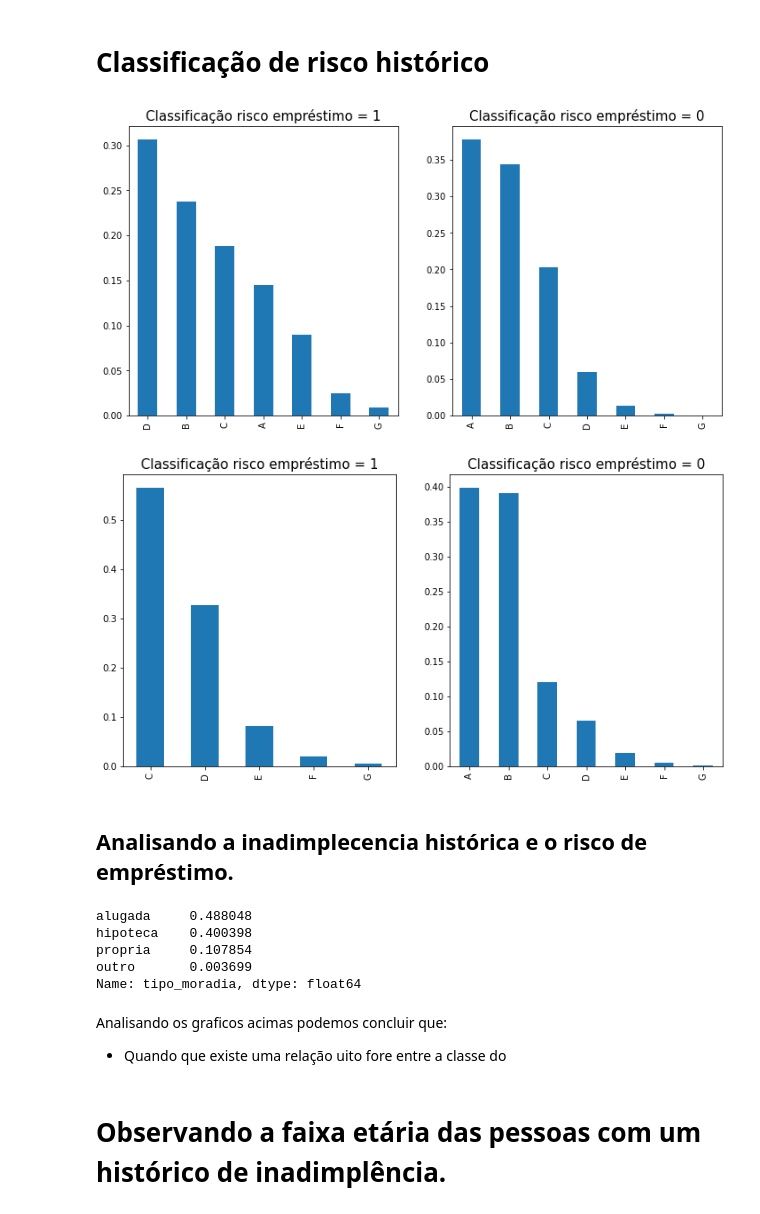
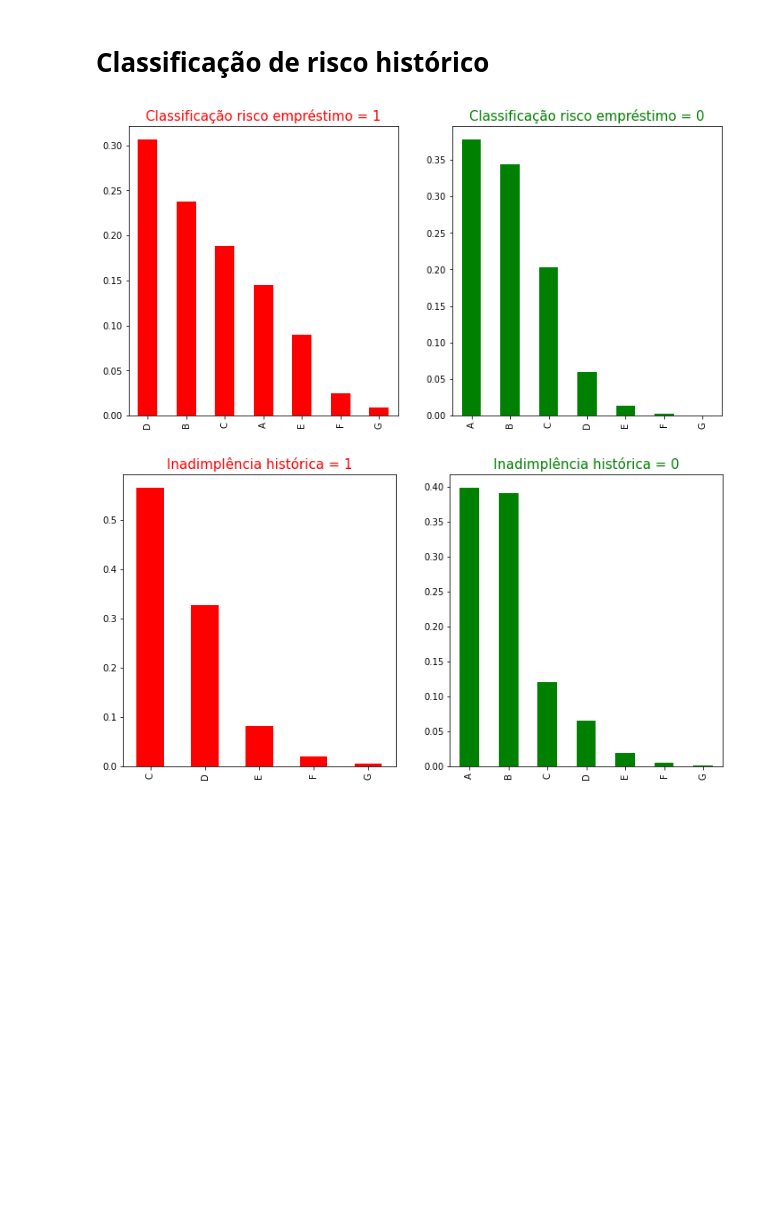
Before and after one commit to robertferro/analisando_risco_credito, a Jupyter notebook: risco_de_credito_analise_de_dados.ipynb, the cells around one changed output. Cells and saved outputs as stored; diff of their text form; code cells hidden in the pictures; blank space fills up the shorter version.

```diff
--- a/risco_de_credito_analise_de_dados.ipynb
+++ b/risco_de_credito_analise_de_dados.ipynb
@@ -45,9 +28,0 @@ memory usage: 3.6+ MB
-# %%
-from sklearn.preprocessing import LabelEncoder
-
-encoder = LabelEncoder()
-
-
-df['tipo_moradia_id']  = encoder.fit_transform(df['tipo_moradia'])
-df['objetivo_emprestimo_id']  = encoder.fit_transform(df['objetivo_emprestimo'])
-df['class_risco_historico_id']  = encoder.fit_transform(df['class_risco_historico'])
@@ -198,40 +137,23 @@ plt.show()
 # %%
 fig, ax = plt.subplots(1,2, figsize=(12,6))
 
-df[df['risco_emprestimo'] ==1 ].class_risco_historico.value_counts(normalize=True).plot(kind='bar',ax=ax[0])
-ax[0].set_title('Classificação risco empréstimo = 1',fontsize=15)
+df[df['risco_emprestimo'] ==1 ].class_risco_historico.value_counts(normalize=True).plot(kind='bar',ax=ax[0],color='red')
+ax[0].set_title('Classificação risco empréstimo = 1',fontsize=15,color='red')
 
-df[df['risco_emprestimo'] == 0 ].class_risco_historico.value_counts(normalize=True).plot(kind='bar',ax=ax[1])
-ax[1].set_title('Classificação risco empréstimo = 0',fontsize=15)
+df[df['risco_emprestimo'] == 0 ].class_risco_historico.value_counts(normalize=True).plot(kind='bar',ax=ax[1],color='green')
+ax[1].set_title('Classificação risco empréstimo = 0',fontsize=15,color='green')
+
+
+
+fig, ax = plt.subplots(1,2, figsize=(12,6))
+
+df[df['inadimplencia_hist'] ==1 ].class_risco_historico.value_counts(normalize=True).plot(kind='bar',ax=ax[0],color='red')
+ax[0].set_title('Inadimplência histórica = 1',fontsize=15,color='red')
+
+df[df['inadimplencia_hist'] == 0 ].class_risco_historico.value_counts(normalize=True).plot(kind='bar',ax=ax[1],color='green')
+ax[1].set_title('Inadimplência histórica = 0',fontsize=15,color='green')
 
 plt.show()
 # %% [output]
-[figure, old version]
+[figure, new version]
+[figure, added]
-# %%
-fig, ax = plt.subplots(1,2, figsize=(12,6))
-
-df[df['inadimplencia_hist'] ==1 ].class_risco_historico.value_counts(normalize=True).plot(kind='bar',ax=ax[0])
-ax[0].set_title('Classificação risco empréstimo = 1',fontsize=15)
-
-df[df['inadimplencia_hist'] == 0 ].class_risco_historico.value_counts(normalize=True).plot(kind='bar',ax=ax[1])
-ax[1].set_title('Classificação risco empréstimo = 0',fontsize=15)
-
-plt.show()
-# %% [output]
-[figure, removed]
-# %% [markdown]
-## Analisando a inadimplecencia histórica e o risco de empréstimo.
-# %%
-df.query('inadimplencia_hist==1 and risco_emprestimo == 0 ').tipo_moradia.value_counts(normalize=True)
-# %% [output]
-alugada     0.488048
-hipoteca    0.400398
-propria     0.107854
-outro       0.003699
-Name: tipo_moradia, dtype: float64
-# %% [markdown]
-Analisando os graficos acimas podemos concluir que:
-
-  - Quando que existe uma relação uito fore entre a classe do
-# %% [markdown]
-#  Observando a faixa etária das pessoas com um histórico de inadimplência.
```
Also changed, not shown: parts of 36 cells of this notebook, 1 other file.
